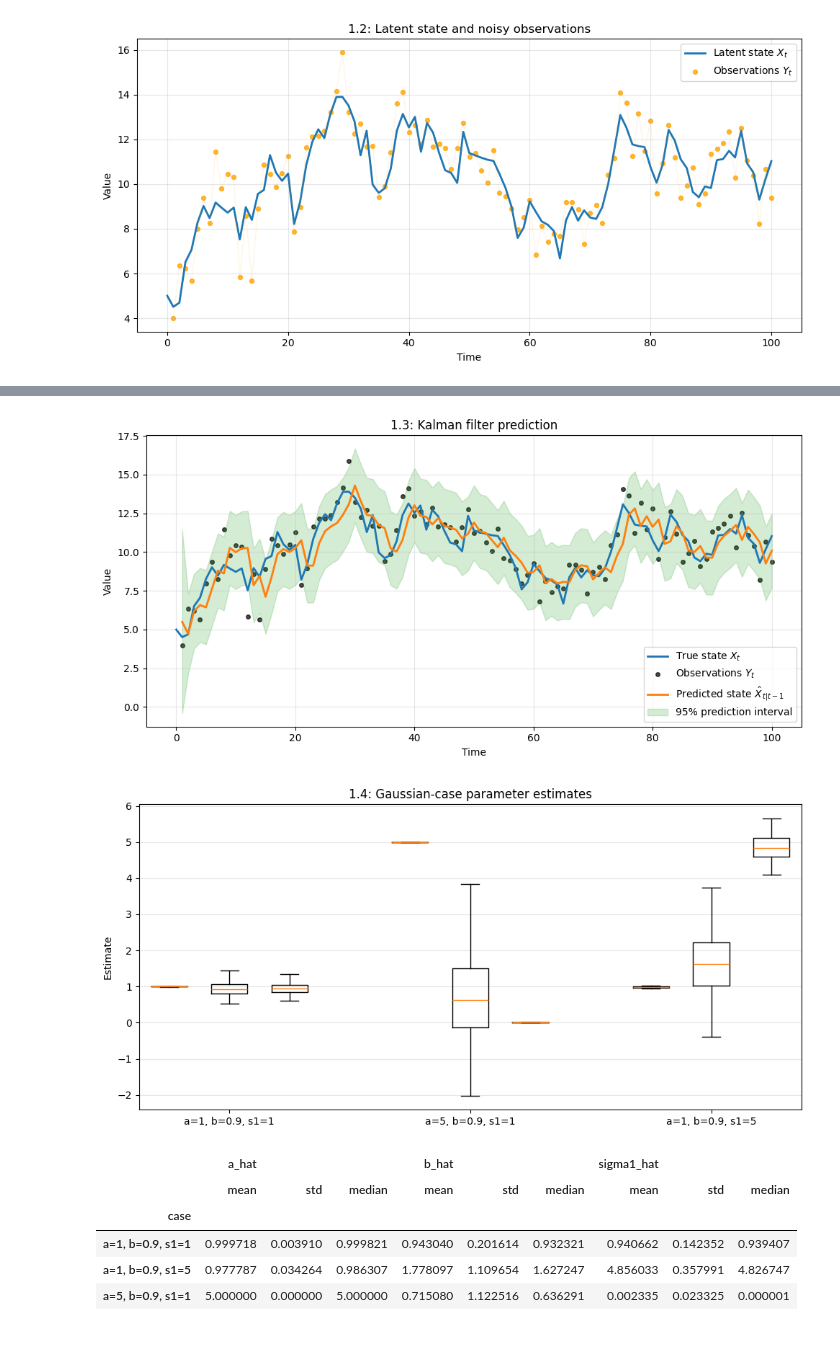
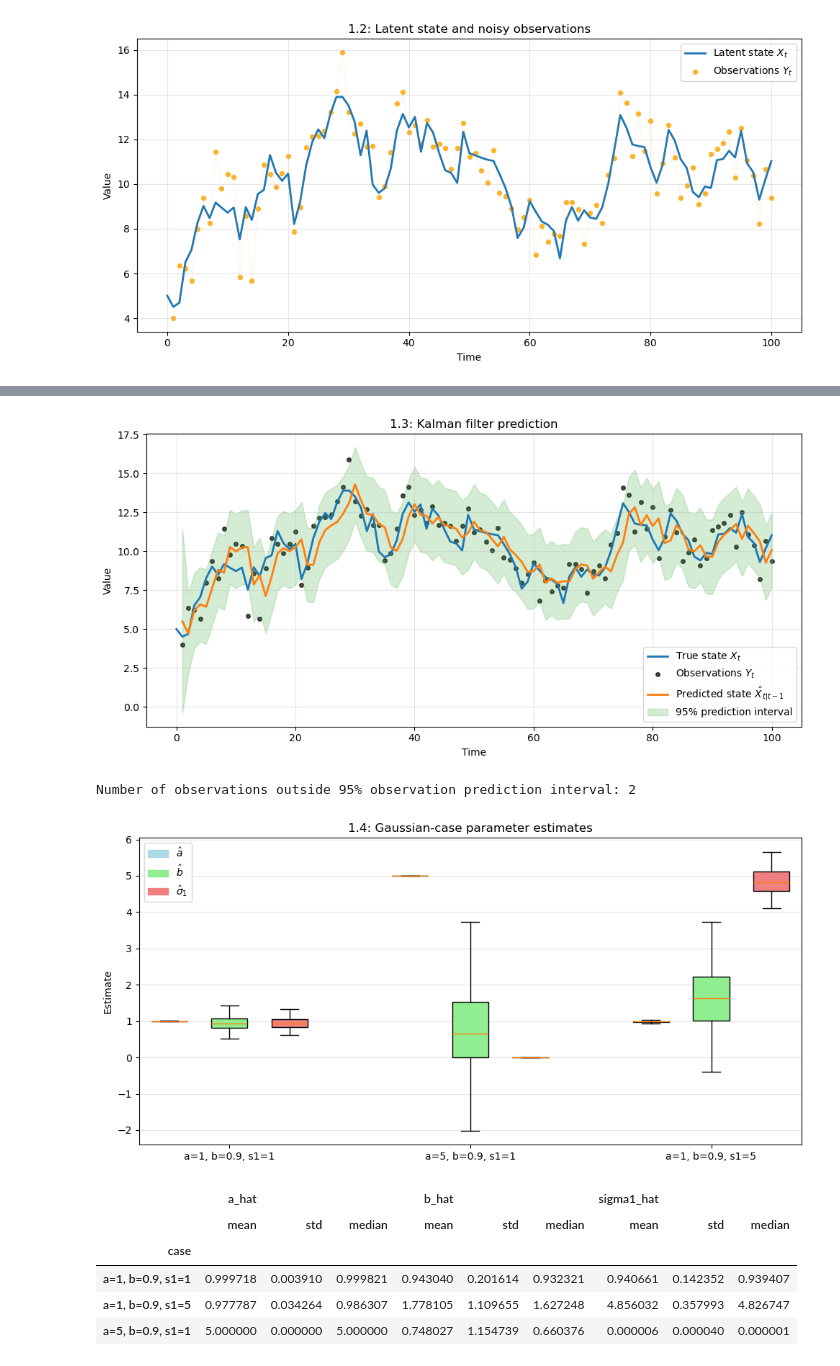
Before and after one commit to pablobaurier/TimesSeries_assignement4, a Jupyter notebook: Assignment4.ipynb, the cells around one changed output, grey strips where cells are left out. Cells and saved outputs as stored; diff of their text form; code cells hidden in the pictures.

```diff
--- a/Assignment4.ipynb
+++ b/Assignment4.ipynb
@@ -168,6 +169,9 @@ plt.show()
 # ----------------------------
 # 1.3 Kalman filter on one realization
 # ----------------------------
+
+# x, y = simulate_state_space(n=n, a=a, b=b, sigma1=sigma1, sigma2=sigma2, x0=x0)
+
 kf = kalman_filter_scalar(y, theta=(a, b, sigma1), R=sigma2**2, x0=x0, P0=10.0)
 
 t = np.arange(1, n + 1)
@@ -186,8 +190,19 @@ ax.legend()
 ax.grid(True, alpha=0.3)
 plt.tight_layout()
 plt.show()
+
+
+# 2. Observation Prediction Interval (For the numerical check)
+# Innovation variance S_t = P_t|t-1 + R
+S_pred = kf["P_pred"] + sigma2**2
+
+# 3. Checking observations outside limits using the OBSERVATION interval (S_pred)
+outside_limits = np.abs(y - kf["x_pred"]) > 1.96 * np.sqrt(S_pred)
+
+print(f"Number of observations outside 95% observation prediction interval: {np.sum(outside_limits)}")
 # %% [output]
 [figure]
+Number of observations outside 95% observation prediction interval: 2
 # %%
 # ----------------------------
 # 1.4 Monte Carlo estimation
@@ -211,43 +226,63 @@ def boxplot_estimates(df_list, labels, title):
     fig, ax = plt.subplots(figsize=(10, 5))
     data = []
     positions = []
-    width = 0.22
+
+    # Define colors and labels for the 3 parameters
+    colors = ['lightblue', 'lightgreen', 'lightcoral']
+    param_labels = ['$\\hat{a}$', '$\\hat{b}$', '$\\hat{\\sigma}_1$']
+    box_colors = []
+
     for i, df_ in enumerate(df_list):
         for j, col in enumerate(["a_hat", "b_hat", "sigma1_hat"]):
             data.append(df_[col].values)
             positions.append(i * 4 + j + 1)
-    ax.boxplot(data, positions=positions, widths=0.6, showfliers=False)
+            box_colors.append(colors[j]) # Keep track of which color goes to which box
+
+    # patch_artist=True allows us to fill the boxes with color
+    bplot = ax.boxplot(data, positions=positions, widths=0.6, showfliers=False, patch_artist=True)
+
+    # Apply the colors to the boxes
+    for patch, color in zip(bplot['boxes'], box_colors):
+        patch.set_facecolor(color)
+
+    # Set the x-axis labels
     ax.set_xticks([2, 6, 10])
     ax.set_xticklabels(labels)
     ax.set_ylabel("Estimate")
     ax.set_title(title)
+
+    # Create a custom legend
+    legend_handles = [mpatches.Patch(color=colors[i], label=param_labels[i]) for i in range(3)]
+    ax.legend(handles=legend_handles, loc='upper left')
+
     ax.grid(True, axis="y", alpha=0.3)
     plt.tight_layout()
     plt.show()
+
 
 boxplot_estimates(
     [gauss_case_1, gauss_case_2, gauss_case_3],
     ["a=1, b=0.9, s1=1", "a=5, b=0.9, s1=1", "a=1, b=0.9, s1=5"],
     "1.4: Gaussian-case parameter estimates"
 )
 
 summary = pd.concat(
     [
         gauss_case_1.assign(case="a=1, b=0.9, s1=1"),
         gauss_case_2.assign(case="a=5, b=0.9, s1=1"),
         gauss_case_3.assign(case="a=1, b=0.9, s1=5"),
     ]
 )
 
 summary.groupby("case")[["a_hat", "b_hat", "sigma1_hat"]].agg(["mean", "std", "median"])
 # %% [output]
-[figure, old version]
+[figure, new version]
 |  | a_hat |  |  | b_hat |  |  | sigma1_hat |  |  |
 |  | mean | std | median | mean | std | median | mean | std | median |
 | case |  |  |  |  |  |  |  |  |  |
-| a=1, b=0.9, s1=1 | 0.999718 | 0.003910 | 0.999821 | 0.943040 | 0.201614 | 0.932321 | 0.940662 | 0.142352 | 0.939407 |
-| a=1, b=0.9, s1=5 | 0.977787 | 0.034264 | 0.986307 | 1.778097 | 1.109654 | 1.627247 | 4.856033 | 0.357991 | 4.826747 |
-| a=5, b=0.9, s1=1 | 5.000000 | 0.000000 | 5.000000 | 0.715080 | 1.122516 | 0.636291 | 0.002335 | 0.023325 | 0.000001 |
+| a=1, b=0.9, s1=1 | 0.999718 | 0.003910 | 0.999821 | 0.943040 | 0.201614 | 0.932321 | 0.940661 | 0.142352 | 0.939407 |
+| a=1, b=0.9, s1=5 | 0.977787 | 0.034264 | 0.986307 | 1.778105 | 1.109655 | 1.627248 | 4.856032 | 0.357993 | 4.826747 |
+| a=5, b=0.9, s1=1 | 5.000000 | 0.000000 | 5.000000 | 0.748027 | 1.154739 | 0.660376 | 0.000006 | 0.000040 | 0.000001 |
 # %%
 # ----------------------------
 # 1.5 Student-t noise robustness
```
Also changed, not shown: parts of 6 cells of this notebook.
